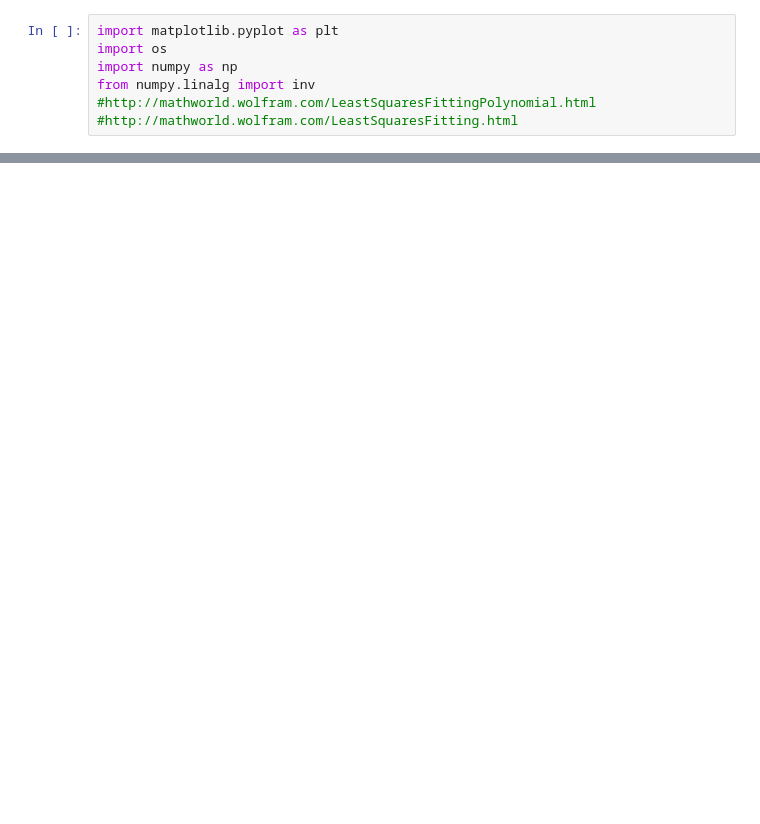
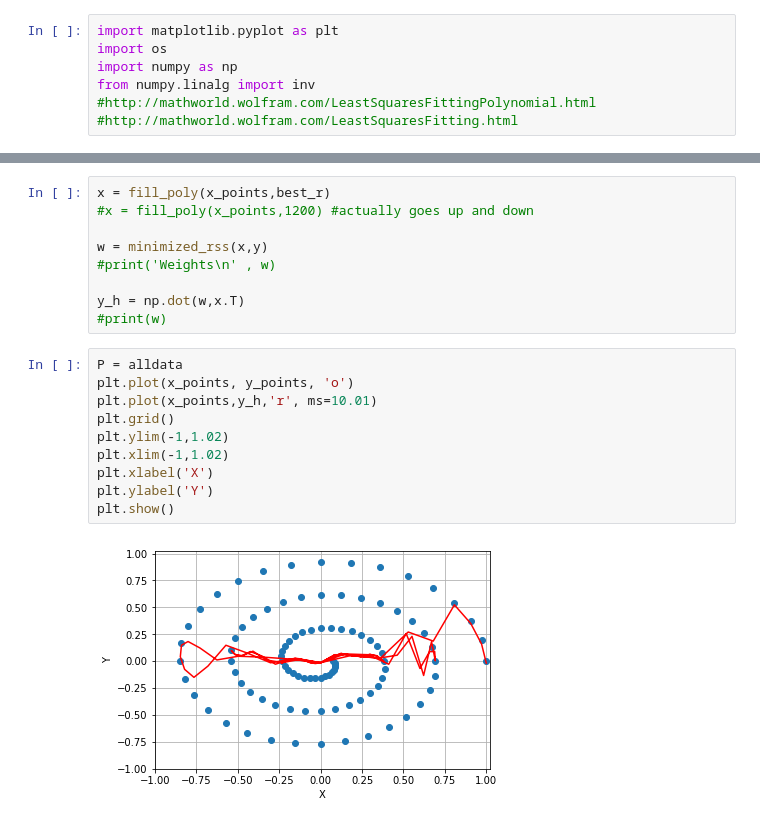
Before and after one commit to AmrAbdelGhani/PA_A1, a Jupyter notebook: LeastSQ.ipynb, the cells around one changed output, grey strips where cells are left out. Saved outputs shown, nothing was run; the diff lists cells and outputs as text; blank space fills up the shorter version.

```diff
--- a/LeastSQ.ipynb
+++ b/LeastSQ.ipynb
@@ -90,0 +88,21 @@ plt.show()
+# %%
+x = fill_poly(x_points,best_r)
+#x = fill_poly(x_points,1200) #actually goes up and down
+
+w = minimized_rss(x,y)
+#print('Weights\n' , w)
+
+y_h = np.dot(w,x.T)
+#print(w)
+# %%
+P = alldata
+plt.plot(x_points, y_points, 'o')
+plt.plot(x_points,y_h,'r', ms=10.01)
+plt.grid()
+plt.ylim(-1,1.02)
+plt.xlim(-1,1.02)
+plt.xlabel('X')
+plt.ylabel('Y')
+plt.show()
+# %% [output]
+[figure, added]
```
Also changed, not shown: parts of 9 cells of this notebook.
